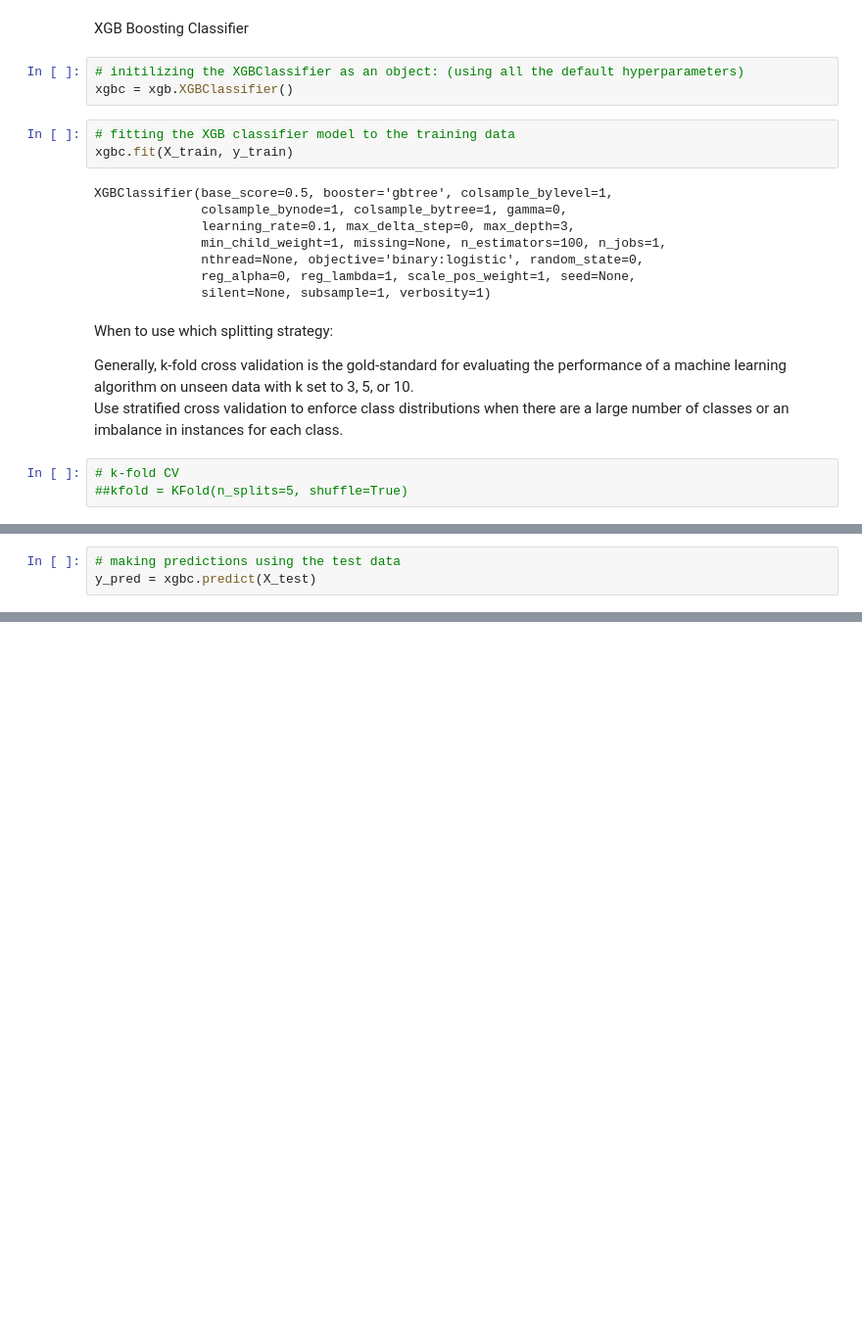
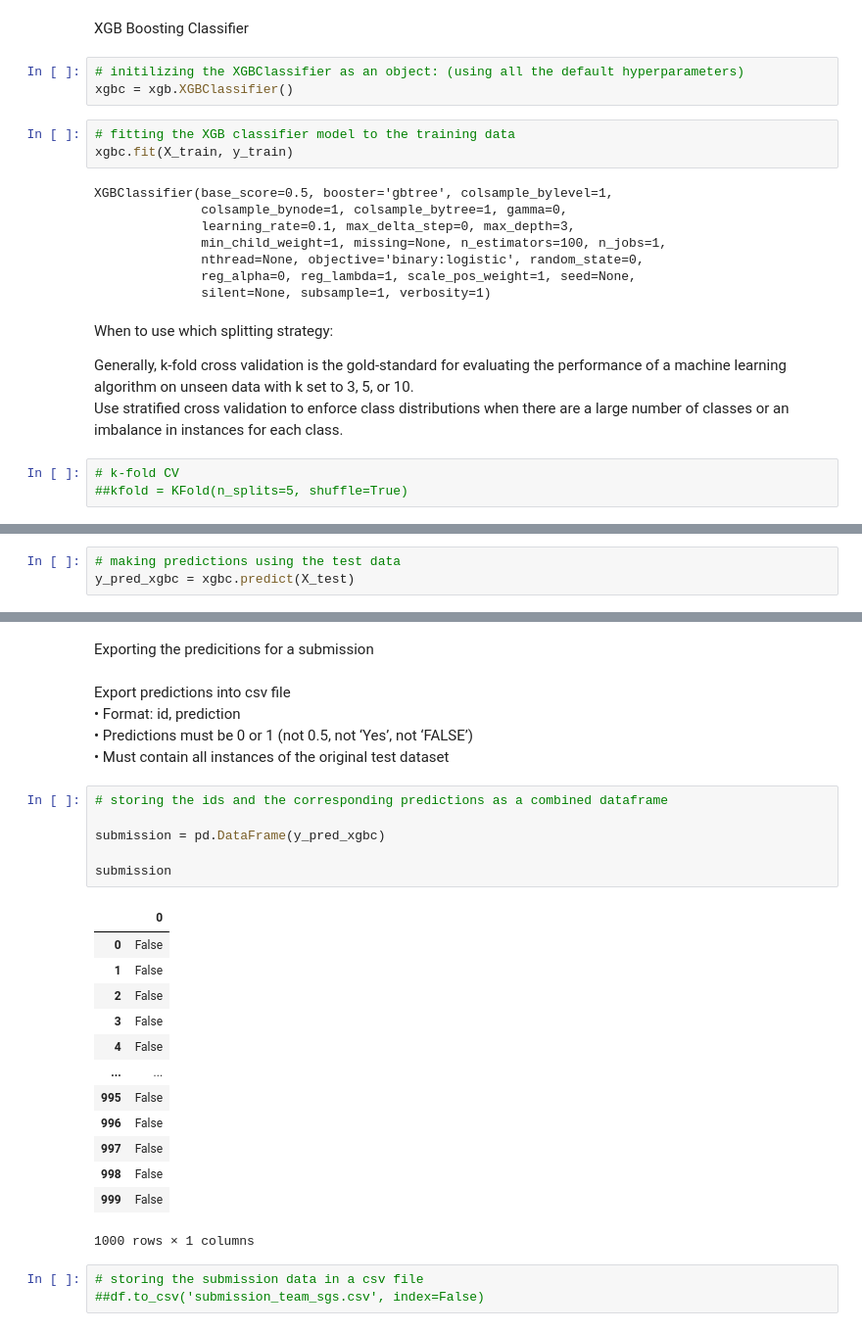
Before and after one commit to manu675/TUM_Analytics_Cup_2020, a Jupyter notebook: AC_python_classifiers.ipynb, the cells around one changed output, grey strips where cells are left out. Shown: that part at 98% size. Cells and saved outputs as stored; diff of their text form; blank space fills up the shorter version.

```diff
--- a/AC_python_classifiers.ipynb
+++ b/AC_python_classifiers.ipynb
@@ -174,4 +223,4 @@ K-fold CV average score: 1.00
 # %%
 # making predictions using the test data
-y_pred = xgbc.predict(X_test)
+y_pred_xgbc = xgbc.predict(X_test)
 # %%
@@ -223,0 +364,30 @@ plt.show()
+# %% [markdown]
+Exporting the predicitions for a submission
+# %% [markdown]
+Export predictions into csv file
+• Format: id, prediction
+• Predictions must be 0 or 1 (not 0.5, not ‘Yes’, not ‘FALSE’)
+• Must contain all instances of the original test dataset
+# %%
+# storing the ids and the corresponding predictions as a combined dataframe
+
+submission = pd.DataFrame(y_pred_xgbc)
+
+submission
+# %% [output]
+|  | 0 |
+| 0 | False |
+| 1 | False |
+| 2 | False |
+| 3 | False |
+| 4 | False |
+| ... | ... |
+| 995 | False |
+| 996 | False |
+| 997 | False |
+| 998 | False |
+| 999 | False |
+1000 rows × 1 columns
+# %%
+# storing the submission data in a csv file
+##df.to_csv('submission_team_sgs.csv', index=False)
```
Also changed, not shown: parts of 49 cells of this notebook.
